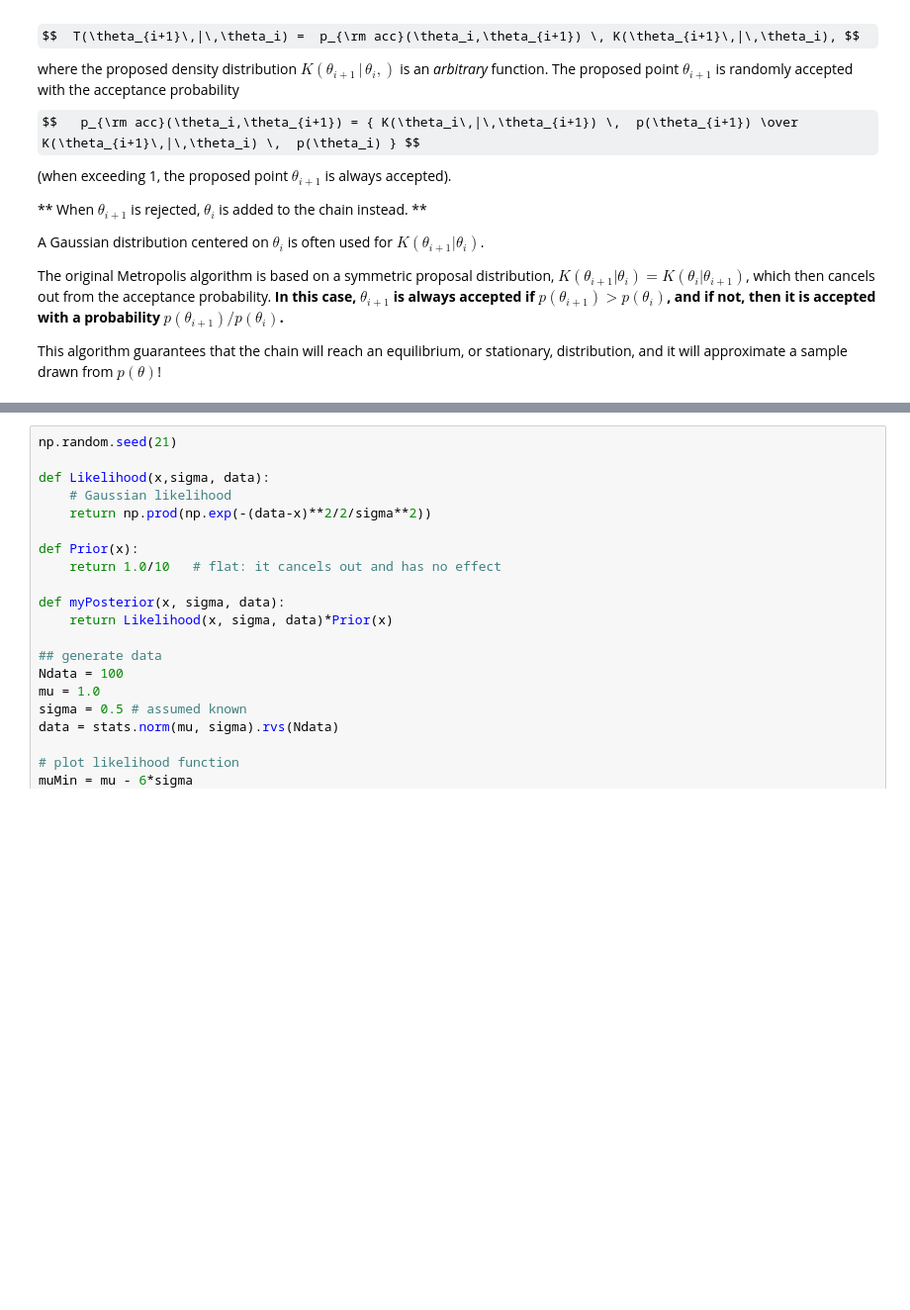
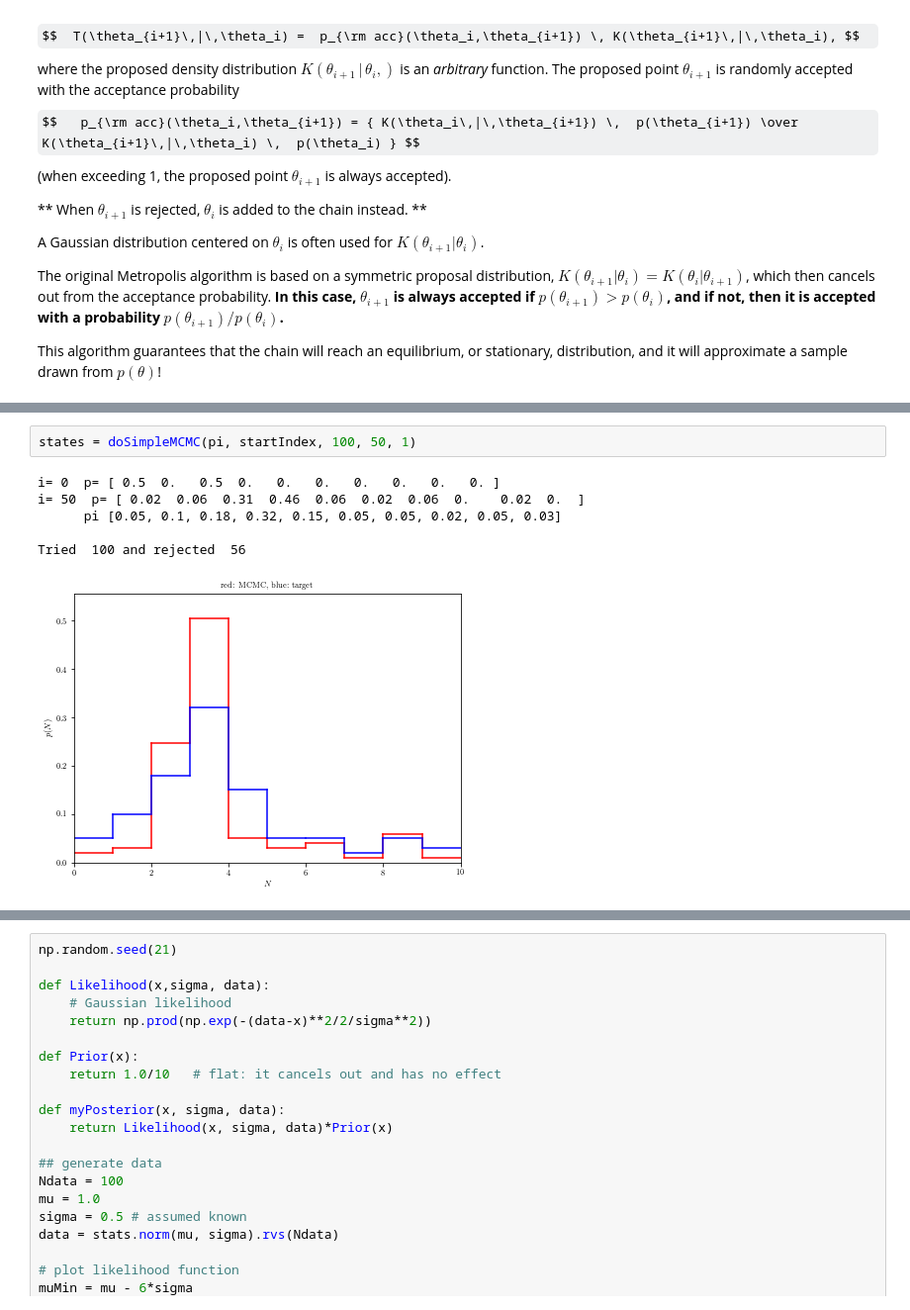
Before and after one commit to Ragadeepika-Pucha/astr-324-s17, a Jupyter notebook: notebooks/Week-5-Tue.ipynb, the cells around one changed output, grey strips where cells are left out. Shown at 99% size. Drawn from its saved outputs; the diff is of its cells as text; some formulas as TeX source; blank space fills up the shorter version.

```diff
--- a/notebooks/Week-5-Tue.ipynb
+++ b/notebooks/Week-5-Tue.ipynb
@@ -557,0 +701,9 @@ Let's try it!
+# %%
+states = doSimpleMCMC(pi, startIndex, 100, 50, 1)
+# %% [output]
+i= 0  p= [ 0.5  0.   0.5  0.   0.   0.   0.   0.   0.   0. ]
+i= 50  p= [ 0.02  0.06  0.31  0.46  0.06  0.02  0.06  0.    0.02  0.  ]
+      pi [0.05, 0.1, 0.18, 0.32, 0.15, 0.05, 0.05, 0.02, 0.05, 0.03]
+
+Tried  100 and rejected  56
+[figure, added]
```
Also changed, not shown: parts of 4 cells of this notebook.
